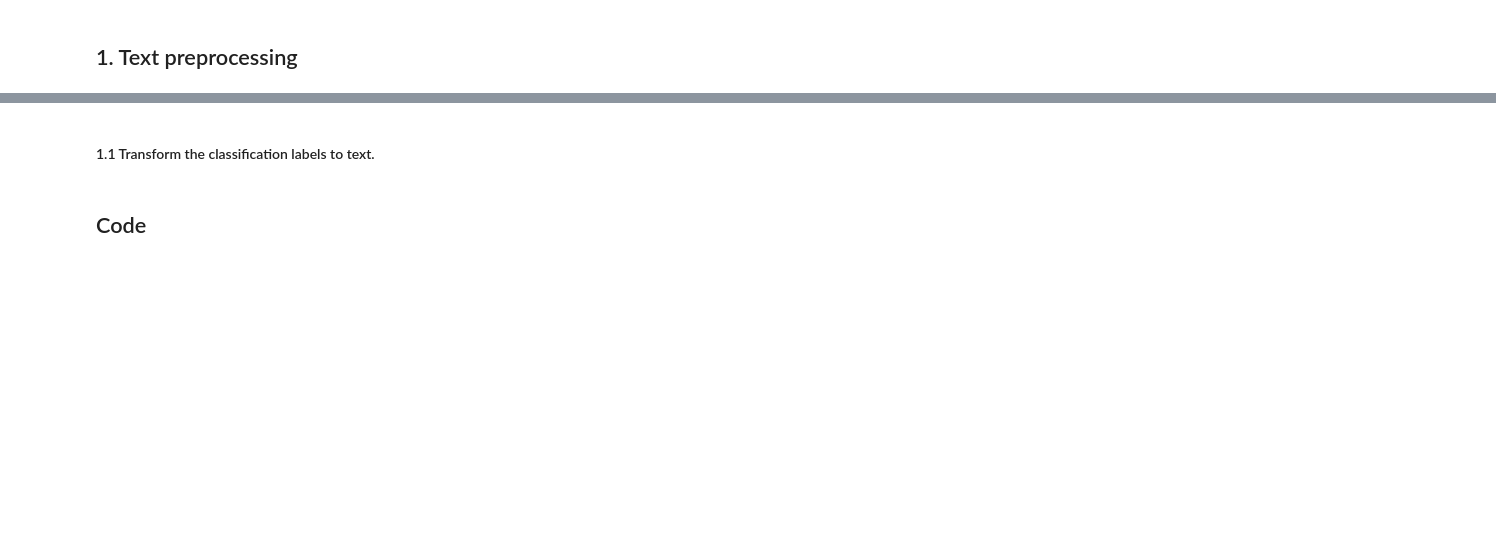
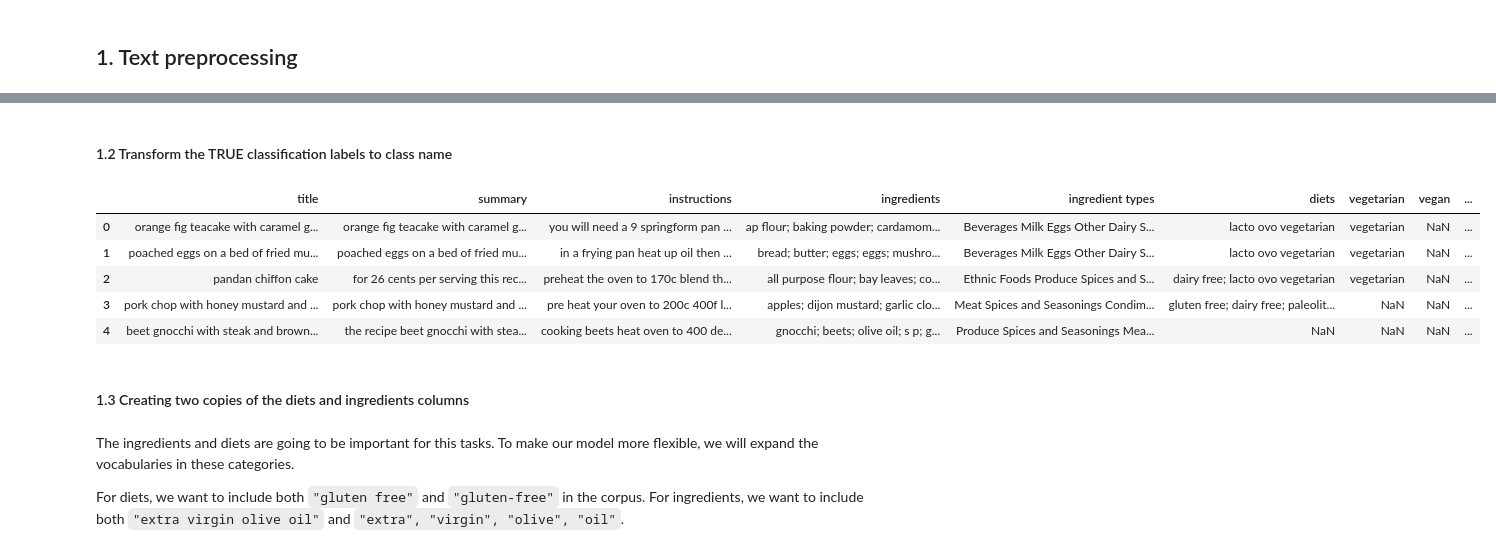
Before and after one commit to lunsanna/SNLP-project, a Jupyter notebook: Analyse recipe data.ipynb, the cells around one changed output, grey strips where cells are left out. Saved outputs shown, nothing was run; the diff lists cells and outputs as text; code cells hidden in the pictures; blank space fills up the shorter version.

```diff
--- a/Analyse recipe data.ipynb
+++ b/Analyse recipe data.ipynb
@@ -27,4 +62,38 @@ df.head()
+# %%
+df = df.drop(["healthScore", "pricePerServing", "readyInMinutes", "servings"], axis=1)
+# %%
+df = df.rename(columns={
+    "glutenFree": "gluten-free",
+    "dairyFree": "dairy-free",
+    "veryHealthy":"very-healthy",
+    "veryPopular": "very-popular",
+})
 # %% [markdown]
-#### 1.1 Transform the classification labels to text.
+#### 1.2 Transform the TRUE classification labels to class name
-# %% [markdown]
-## Code
+# %%
+classes = ['vegetarian',
+           'vegan',
+           'gluten-free',
+           'dairy-free',
+           'very-healthy',
+           'cheap',
+           'very-popular',
+           'sustainable']
+# %%
+for c in classes:
+    df[c] = df[c].replace(to_replace=[True, False], value=[c, np.nan])
+# %%
+df.head()
+# %% [output]
+|  | title | summary | instructions | ingredients | ingredient types | diets | vegetarian | vegan | ... |
+| 0 | orange fig teacake with caramel g... | orange fig teacake with caramel g... | you will need a 9 springform pan ... | ap flour; baking powder; cardamom... | Beverages Milk Eggs Other Dairy S... | lacto ovo vegetarian | vegetarian | NaN | ... |
+| 1 | poached eggs on a bed of fried mu... | poached eggs on a bed of fried mu... | in a frying pan heat up oil then ... | bread; butter; eggs; eggs; mushro... | Beverages Milk Eggs Other Dairy S... | lacto ovo vegetarian | vegetarian | NaN | ... |
+| 2 | pandan chiffon cake | for 26 cents per serving this rec... | preheat the oven to 170c blend th... | all purpose flour; bay leaves; co... | Ethnic Foods Produce Spices and S... | dairy free; lacto ovo vegetarian | vegetarian | NaN | ... |
+| 3 | pork chop with honey mustard and ... | pork chop with honey mustard and ... | pre heat your oven to 200c 400f l... | apples; dijon mustard; garlic clo... | Meat Spices and Seasonings Condim... | gluten free; dairy free; paleolit... | NaN | NaN | ... |
+| 4 | beet gnocchi with steak and brown... | the recipe beet gnocchi with stea... | cooking beets heat oven to 400 de... | gnocchi; beets; olive oil; s p; g... | Produce Spices and Seasonings Mea... | NaN | NaN | NaN | ... |
+# %% [markdown]
+#### 1.3 Creating two copies of the diets and ingredients columns
+# %% [markdown]
+The ingredients and diets are going to be important for this tasks. To make our model more flexible, we will expand the vocabularies in these categories.
+
+For diets, we want to include both `"gluten free"` and `"gluten-free"` in the corpus. For ingredients, we want to include both `"extra virgin olive oil"` and `"extra", "virgin", "olive", "oil"`.
```
Also changed, not shown: parts of 59 cells of this notebook, 9 other files.
